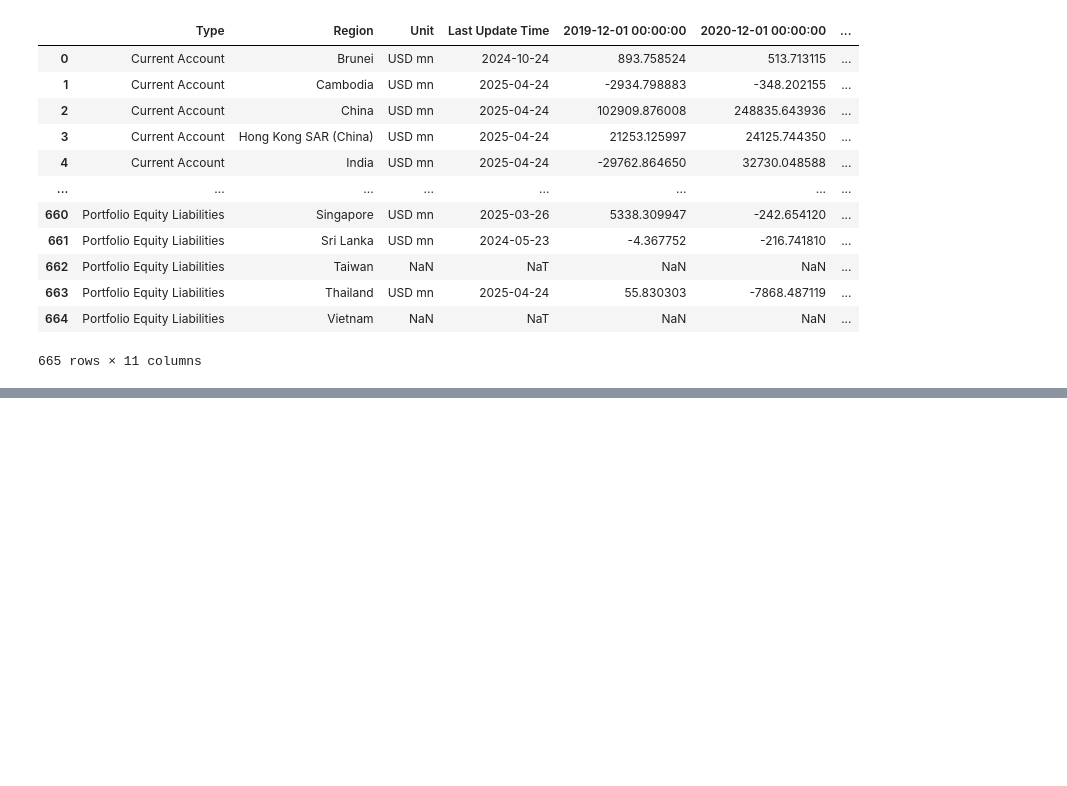
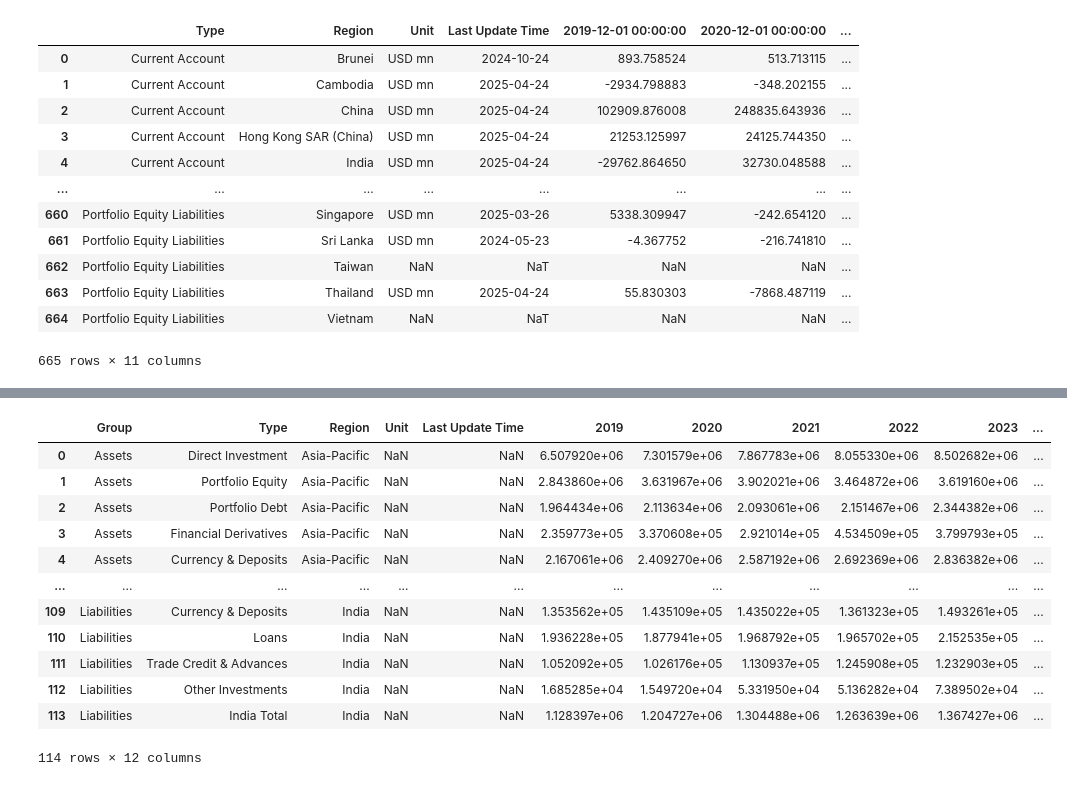
Before and after one commit to aizudeen11/cfm-nlp, a Jupyter notebook: to_gsheet/main.ipynb, the cells around one changed output, grey strips where cells are left out. Saved outputs shown, nothing was run; the diff lists cells and outputs as text; code cells hidden in the pictures; blank space fills up the shorter version.

```diff
--- a/to_gsheet/main.ipynb
+++ b/to_gsheet/main.ipynb
@@ -474,7 +474,7 @@ import datetime
 from pandasql import sqldf
 
 df1 = pd.read_excel(
-    r"C:\Users\AhmadAizudeen\OneDrive - The SOUTH-EAST ASIAN CENTRAL BANKS (SEACEN) RESEARCH AND TRAINING\Capital Flow Monitor\SEACEN CFM January 2025\edited files\Data\Section 1 Charts.xlsx",
+    r"C:\Users\Admin\OneDrive - The SOUTH-EAST ASIAN CENTRAL BANKS (SEACEN) RESEARCH AND TRAINING\Capital Flow Monitor\SEACEN CFM January 2025\edited files\Data\Section 1 Charts.xlsx",
     sheet_name=3,
     header=1,
 )
@@ -592,12 +592,12 @@ import pandas as pd
 from datetime import datetime
 import os
 
-df_init = pd.read_excel(r"C:\Users\AhmadAizudeen\OneDrive - The SOUTH-EAST ASIAN CENTRAL BANKS (SEACEN) RESEARCH AND TRAINING\Desktop\NLP Project\cfm-nlp\Automation.xlsx", sheet_name='BoP edit')
+df_init = pd.read_excel(r"C:\Users\Admin\OneDrive - The SOUTH-EAST ASIAN CENTRAL BANKS (SEACEN) RESEARCH AND TRAINING\Desktop\NLP Project\cfm-nlp\Automation.xlsx", sheet_name='BoP edit')
 
 path_dict = dict()
 list_1 = ['IMF BOP Annual.xlsx', 'IMF BOP Quarterly.xlsx']
-# directory_path= r'C:\Users\AhmadAizudeen\OneDrive - The SOUTH-EAST ASIAN CENTRAL BANKS (SEACEN) RESEARCH AND TRAINING\Roger and Aizudeen\Country BoP and IIP Data'
-directory_path= r'C:\Users\AhmadAizudeen\OneDrive - The SOUTH-EAST ASIAN CENTRAL BANKS (SEACEN) RESEARCH AND TRAINING\Roger and Aizudeen\Country BoP and IIP Data'
+# directory_path= r'C:\Users\Admin\OneDrive - The SOUTH-EAST ASIAN CENTRAL BANKS (SEACEN) RESEARCH AND TRAINING\Roger and Aizudeen\Country BoP and IIP Data'
+directory_path= r'C:\Users\Admin\OneDrive - The SOUTH-EAST ASIAN CENTRAL BANKS (SEACEN) RESEARCH AND TRAINING\Roger and Aizudeen\Country BoP and IIP Data'
 for filename in os.listdir(directory_path):
     if filename in ['01 Emerging Market', '02 G7 Countries']:
         continue
@@ -725,0 +849,48 @@ df_all_annual_2
+# %%
+###################### this is for debt ######################
+
+debt_row = df_init.iloc[[16,20,21,22,24,25,26,27,28,29,30]]['desc'].to_list()
+debt_row2 = ['Direct Investment', 'Portfolio Equity', 'Portfolio Debt','Financial Derivatives', 'Other Equity','Currency & Deposits','Loans','Insurance, Pension & Standardized Guarantee Schemes'
+            ,'Trade Credit & Advances','Other Accounts Payable','SDR Liabilities', ]
+sum_rows2 = df_init[(df_init['short_title'].isin(['OI Equity Liabilities', 'Insurance and Pension Liabilities', 'OI Others Liabilities', 'SDR Liabilities']))]['desc'].to_list()
+order2 = ['Direct Investment','Portfolio Equity','Portfolio Debt','Financial Derivatives','Currency & Deposits','Loans','Trade Credit & Advances','Other Investments']
+df_by_region_main2 = pd.DataFrame(columns=df_all_annual_2.columns)
+
+for x,y in calc_dict.items():
+    # print(x,y)
+    df_by_region_temp = df_all_annual_2[(df_all_annual_2['Region'].isin(y)) & (df_all_annual_2['Type'].isin(debt_row))]
+    df_by_region_temp = df_by_region_temp.drop(columns=['Last Update Time', 'Unit']) ############## this is new
+    df_by_region_temp = df_by_region_temp.groupby(['Type']).sum()
+    df_by_region_temp.loc[str(x) + ' Total'] = df_by_region_temp.sum()
+    df_by_region_temp.loc['Other Investments'] = df_by_region_temp.loc[sum_rows2].sum()
+    df_by_region_temp.reset_index(inplace = True)
+    df_by_region_temp = df_by_region_temp[(~df_by_region_temp['Type'].isin(sum_rows2))] #####  the symbol of '~' use similar like notin, the oposite of isin. this is build in python operator
+    df_by_region_temp['Type'] = df_by_region_temp['Type'].replace(debt_row, debt_row2)
+    df_by_region_temp = df_by_region_temp.sort_values(by='Type', key=lambda x: x.map({k:i for i, k in enumerate(order2)}))
+    df_by_region_temp['Region'] = x
+
+    df_by_region_main2 = pd.concat([df_by_region_main2, df_by_region_temp], axis = 0)
+
+df_by_region_main2.reset_index(inplace = True, drop=True)
+df_by_region_main2.insert(loc=0, column='Group', value='Liabilities')
+
+###################### this is for debt ######################
+# %%
+df_main = pd.concat([df_by_region_main, df_by_region_main2], axis = 0) ## combine
+df_main.reset_index(drop=True, inplace=True)
+
+df_main
+# %% [output]
+|  | Group | Type | Region | Unit | Last Update Time | 2019 | 2020 | 2021 | 2022 | 2023 | ... |
+| 0 | Assets | Direct Investment | Asia-Pacific | NaN | NaN | 6.507920e+06 | 7.301579e+06 | 7.867783e+06 | 8.055330e+06 | 8.502682e+06 | ... |
+| 1 | Assets | Portfolio Equity | Asia-Pacific | NaN | NaN | 2.843860e+06 | 3.631967e+06 | 3.902021e+06 | 3.464872e+06 | 3.619160e+06 | ... |
+| 2 | Assets | Portfolio Debt | Asia-Pacific | NaN | NaN | 1.964434e+06 | 2.113634e+06 | 2.093061e+06 | 2.151467e+06 | 2.344382e+06 | ... |
+| 3 | Assets | Financial Derivatives | Asia-Pacific | NaN | NaN | 2.359773e+05 | 3.370608e+05 | 2.921014e+05 | 4.534509e+05 | 3.799793e+05 | ... |
+| 4 | Assets | Currency & Deposits | Asia-Pacific | NaN | NaN | 2.167061e+06 | 2.409270e+06 | 2.587192e+06 | 2.692369e+06 | 2.836382e+06 | ... |
+| ... | ... | ... | ... | ... | ... | ... | ... | ... | ... | ... | ... |
+| 109 | Liabilities | Currency & Deposits | India | NaN | NaN | 1.353562e+05 | 1.435109e+05 | 1.435022e+05 | 1.361323e+05 | 1.493261e+05 | ... |
+| 110 | Liabilities | Loans | India | NaN | NaN | 1.936228e+05 | 1.877941e+05 | 1.968792e+05 | 1.965702e+05 | 2.152535e+05 | ... |
+| 111 | Liabilities | Trade Credit & Advances | India | NaN | NaN | 1.052092e+05 | 1.026176e+05 | 1.130937e+05 | 1.245908e+05 | 1.232903e+05 | ... |
+| 112 | Liabilities | Other Investments | India | NaN | NaN | 1.685285e+04 | 1.549720e+04 | 5.331950e+04 | 5.136282e+04 | 7.389502e+04 | ... |
+| 113 | Liabilities | India Total | India | NaN | NaN | 1.128397e+06 | 1.204727e+06 | 1.304488e+06 | 1.263639e+06 | 1.367427e+06 | ... |
+114 rows × 12 columns
```
Also changed, not shown: parts of 3 cells of this notebook, 2 other files.
